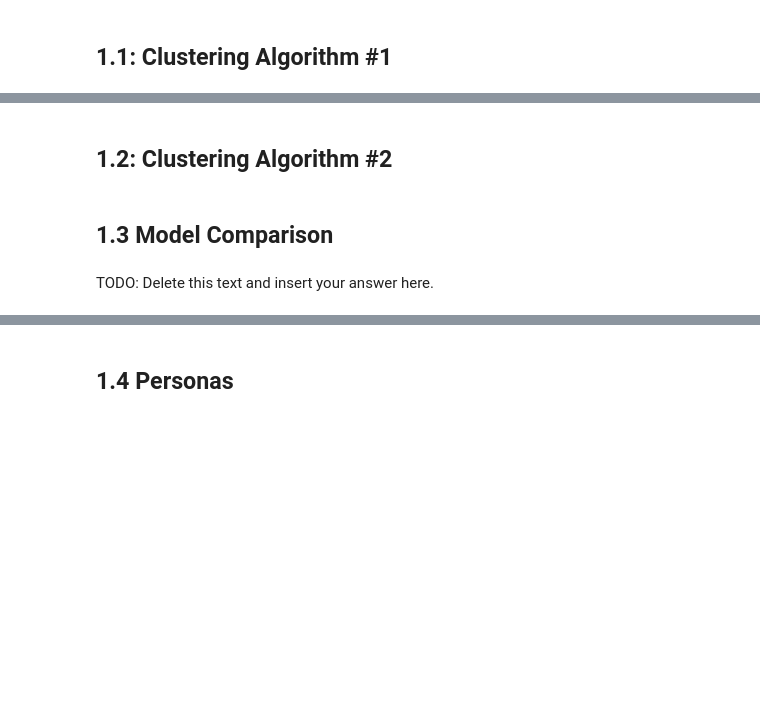
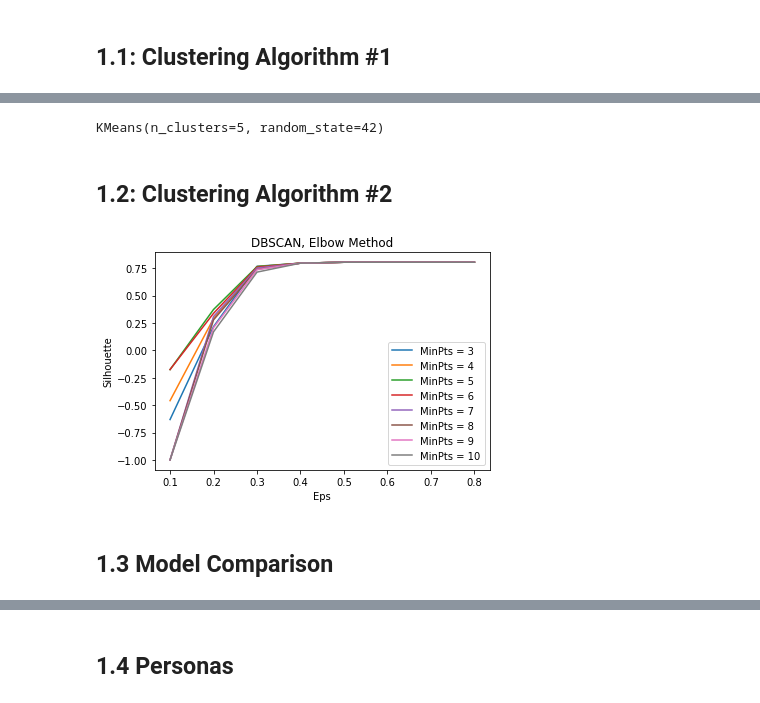
Before and after one commit to wtao213/python2018, a Jupyter notebook: MMA_GMMA_2022_869_Individual_Assignment.ipynb, the cells around one changed output, grey strips where cells are left out. Cells and saved outputs as stored; diff of their text form; code cells hidden in the pictures; blank space fills up the shorter version.

```diff
--- a/MMA_GMMA_2022_869_Individual_Assignment.ipynb
+++ b/MMA_GMMA_2022_869_Individual_Assignment.ipynb
@@ -191,2 +244,8 @@ Text(0, 0.5, 'Income')
+# %%
+# from silhouettes score, when k=5 we get the best score. using n_cluster =5
+k_means = KMeans(n_clusters=5, random_state=42)
+k_means.fit(df1)
+# %% [output]
+KMeans(n_clusters=5, random_state=42)
 # %% [markdown]
 ## 1.2: Clustering Algorithm #2
@@ -194,0 +252,31 @@ Text(0, 0.5, 'Income')
+# %%
+# Method 2: DBScan
+# elbow method to find optimal eps and min_samples
+silhouettes = {}
+
+epss = np.arange(0.1, 0.9, 0.1)
+minss = [3, 4, 5, 6, 7, 8, 9, 10]
+
+ss = np.zeros((len(epss), len(minss)))
+
+for i, eps in enumerate(epss):
+    for j, mins in enumerate(minss):
+        db = DBSCAN(eps=eps, min_samples=mins).fit(df1)
+        if len(set(db.labels_)) == 1:
+            ss[i, j] = -1
+        else:
+            ss[i, j] = silhouette_score(df1, db.labels_, metric='euclidean')
+
+
+plt.figure();
+#plt.plot(list(silhouettes.keys()), list(silhouettes.values()));
+for i in range(len(minss)):
+    plt.plot(epss, ss[:, i], label="MinPts = {}".format(minss[i]));
+#plt.plot(epss, ss[:, 1]);
+plt.title('DBSCAN, Elbow Method')
+plt.xlabel("Eps");
+plt.ylabel("Silhouette");
+plt.legend();
+#plt.savefig('out/simple_dbscan_elbow');
+# %% [output]
+[figure, added]
@@ -195,4 +289,2 @@ Text(0, 0.5, 'Income')
 # %% [markdown]
 ## 1.3 Model Comparison
-# %% [markdown]
-TODO: Delete this text and insert your answer here.
```
Also changed, not shown: parts of 74 cells of this notebook.
